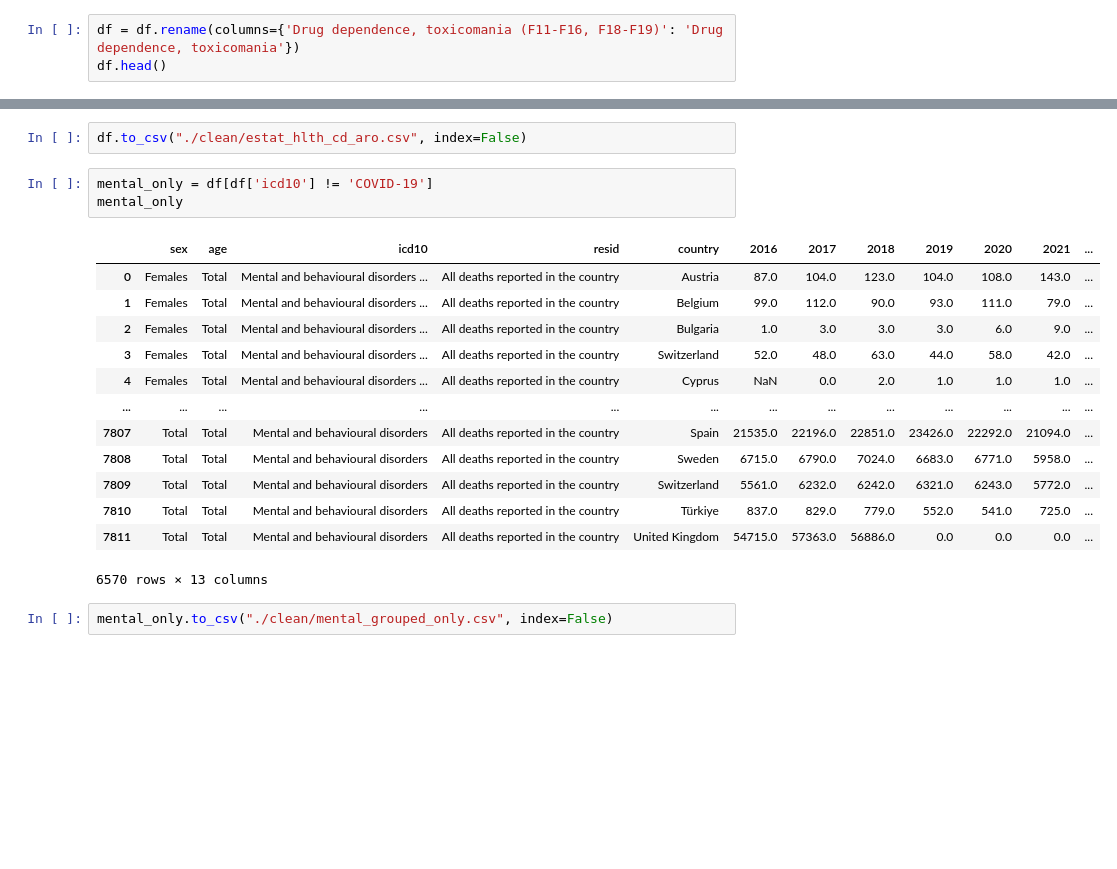
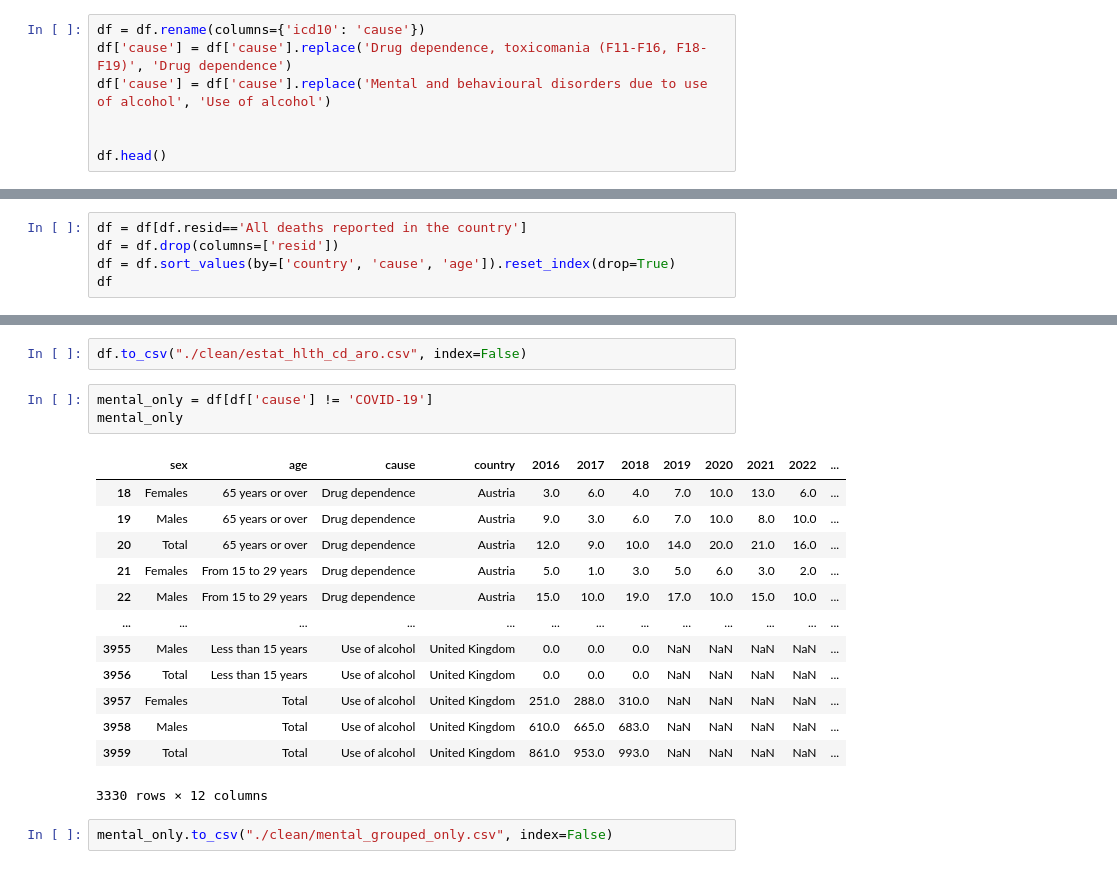
Before and after one commit to ChristianParodi/tristimuli-final-project, a Jupyter notebook: dataset/MENTAL_HEALTH/preprocess_mental.ipynb, the cells around one changed output, grey strips where cells are left out. Saved outputs shown, nothing was run; the diff lists cells and outputs as text; blank space fills up the shorter version.

```diff
--- a/dataset/MENTAL_HEALTH/preprocess_mental.ipynb
+++ b/dataset/MENTAL_HEALTH/preprocess_mental.ipynb
@@ -108,6 +107,10 @@ array(['Mental and behavioural disorders due to use of alcohol', 'Total',
        'Intentional self-harm', 'COVID-19',
        'Mental and behavioural disorders'], dtype=object)
 # %%
-df = df.rename(columns={'Drug dependence, toxicomania (F11-F16, F18-F19)': 'Drug dependence, toxicomania'})
+df = df.rename(columns={'icd10': 'cause'})
+df['cause'] = df['cause'].replace('Drug dependence, toxicomania (F11-F16, F18-F19)', 'Drug dependence')
+df['cause'] = df['cause'].replace('Mental and behavioural disorders due to use of alcohol', 'Use of alcohol')
+
+
 df.head()
 # %% [output]
@@ -119,0 +123,5 @@ df.head()
+# %%
+df = df[df.resid=='All deaths reported in the country']
+df = df.drop(columns=['resid'])
+df = df.sort_values(by=['country', 'cause', 'age']).reset_index(drop=True)
+df
@@ -120,21 +142,21 @@ df.head()
 # %%
 df.to_csv("./clean/estat_hlth_cd_aro.csv", index=False)
 # %%
-mental_only = df[df['icd10'] != 'COVID-19']
+mental_only = df[df['cause'] != 'COVID-19']
 mental_only
 # %% [output]
-|  | sex | age | icd10 | resid | country | 2016 | 2017 | 2018 | 2019 | 2020 | 2021 | ... |
-| 0 | Females | Total | Mental and behavioural disorders ... | All deaths reported in the country | Austria | 87.0 | 104.0 | 123.0 | 104.0 | 108.0 | 143.0 | ... |
-| 1 | Females | Total | Mental and behavioural disorders ... | All deaths reported in the country | Belgium | 99.0 | 112.0 | 90.0 | 93.0 | 111.0 | 79.0 | ... |
-| 2 | Females | Total | Mental and behavioural disorders ... | All deaths reported in the country | Bulgaria | 1.0 | 3.0 | 3.0 | 3.0 | 6.0 | 9.0 | ... |
-| 3 | Females | Total | Mental and behavioural disorders ... | All deaths reported in the country | Switzerland | 52.0 | 48.0 | 63.0 | 44.0 | 58.0 | 42.0 | ... |
-| 4 | Females | Total | Mental and behavioural disorders ... | All deaths reported in the country | Cyprus | NaN | 0.0 | 2.0 | 1.0 | 1.0 | 1.0 | ... |
+|  | sex | age | cause | country | 2016 | 2017 | 2018 | 2019 | 2020 | 2021 | 2022 | ... |
+| 18 | Females | 65 years or over | Drug dependence | Austria | 3.0 | 6.0 | 4.0 | 7.0 | 10.0 | 13.0 | 6.0 | ... |
+| 19 | Males | 65 years or over | Drug dependence | Austria | 9.0 | 3.0 | 6.0 | 7.0 | 10.0 | 8.0 | 10.0 | ... |
+| 20 | Total | 65 years or over | Drug dependence | Austria | 12.0 | 9.0 | 10.0 | 14.0 | 20.0 | 21.0 | 16.0 | ... |
+| 21 | Females | From 15 to 29 years | Drug dependence | Austria | 5.0 | 1.0 | 3.0 | 5.0 | 6.0 | 3.0 | 2.0 | ... |
+| 22 | Males | From 15 to 29 years | Drug dependence | Austria | 15.0 | 10.0 | 19.0 | 17.0 | 10.0 | 15.0 | 10.0 | ... |
 | ... | ... | ... | ... | ... | ... | ... | ... | ... | ... | ... | ... | ... |
-| 7807 | Total | Total | Mental and behavioural disorders | All deaths reported in the country | Spain | 21535.0 | 22196.0 | 22851.0 | 23426.0 | 22292.0 | 21094.0 | ... |
-| 7808 | Total | Total | Mental and behavioural disorders | All deaths reported in the country | Sweden | 6715.0 | 6790.0 | 7024.0 | 6683.0 | 6771.0 | 5958.0 | ... |
-| 7809 | Total | Total | Mental and behavioural disorders | All deaths reported in the country | Switzerland | 5561.0 | 6232.0 | 6242.0 | 6321.0 | 6243.0 | 5772.0 | ... |
-| 7810 | Total | Total | Mental and behavioural disorders | All deaths reported in the country | Türkiye | 837.0 | 829.0 | 779.0 | 552.0 | 541.0 | 725.0 | ... |
-| 7811 | Total | Total | Mental and behavioural disorders | All deaths reported in the country | United Kingdom | 54715.0 | 57363.0 | 56886.0 | 0.0 | 0.0 | 0.0 | ... |
+| 3955 | Males | Less than 15 years | Use of alcohol | United Kingdom | 0.0 | 0.0 | 0.0 | NaN | NaN | NaN | NaN | ... |
+| 3956 | Total | Less than 15 years | Use of alcohol | United Kingdom | 0.0 | 0.0 | 0.0 | NaN | NaN | NaN | NaN | ... |
+| 3957 | Females | Total | Use of alcohol | United Kingdom | 251.0 | 288.0 | 310.0 | NaN | NaN | NaN | NaN | ... |
+| 3958 | Males | Total | Use of alcohol | United Kingdom | 610.0 | 665.0 | 683.0 | NaN | NaN | NaN | NaN | ... |
+| 3959 | Total | Total | Use of alcohol | United Kingdom | 861.0 | 953.0 | 993.0 | NaN | NaN | NaN | NaN | ... |
-6570 rows × 13 columns
+3330 rows × 12 columns
 # %%
 mental_only.to_csv("./clean/mental_grouped_only.csv", index=False)
```
Also changed, not shown: parts of 4 cells of this notebook, 2 other files.
